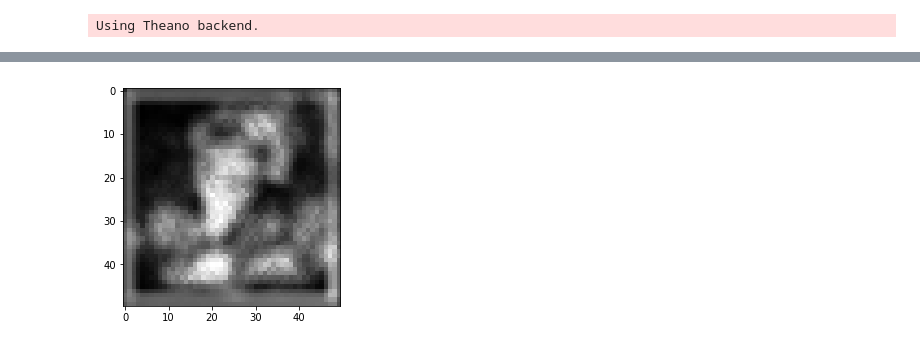
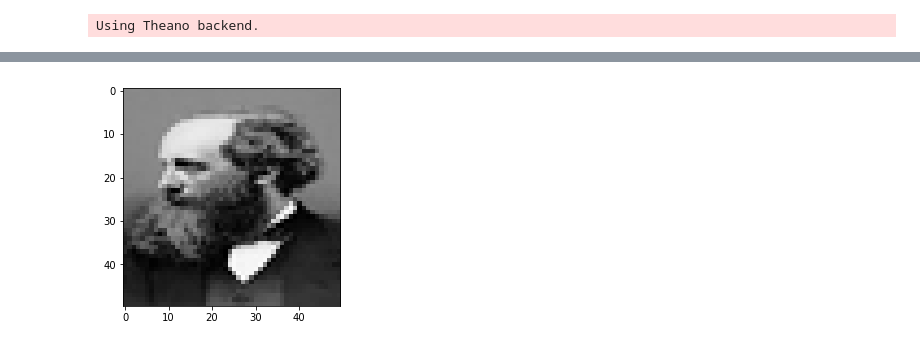
Before and after one commit to ai-personas/ai-personas, a Jupyter notebook: Physical/keras/kerasPhysical.ipynb, the cells around one changed output, grey strips where cells are left out. Cells and saved outputs as stored; diff of their text form; code cells hidden in the pictures.

```diff
--- a/Physical/keras/kerasPhysical.ipynb
+++ b/Physical/keras/kerasPhysical.ipynb
@@ -33,10 +33,12 @@ persona = imp.load_source('Persona', persona_definition_path).Persona()
 
 #load persona
 personaName = "Khandhasamy"
+personaEvolution=1
 personaCategory = ['Artist', 'Portraits', 'sketchToGreyImage']
 personaPath = os.path.join('..', '..', 'Personas')
 for category in personaCategory:
     personaPath = os.path.join(personaPath, category)
+persona
 
 #persona file
 persona_abs_path = os.path.abspath(os.path.join(personaPath, personaName , personaName + '.bin'))
@@ -64,6 +66,16 @@ def getExtractor(information):
     #print (informationModule.extractor)
     return extractorModule
 
+def storeResults(input_data, output_data, dataType):
+    if dataType == "image":
+        print (output_data.shape)
+        print (output_data.shape[0])
+        for imgIndex in range(output_data.shape[0]):
+            plt.imshow(input_data[imgIndex][0]*255, cmap = cm.Greys_r)
+            plt.show()
+            plt.imshow(output_data[imgIndex][0]*255, cmap = cm.Greys_r)
+            plt.show()
+
 LAYER_CONVOLUTION = "layerConvolution"
 LAYER_ACTIVATION = "layerActivation"
 LAYER_DROPOUT = "layerDropout"
@@ -88,30 +100,30 @@ def runPersona(persona):
             x_test_data = information.getTestData(inputTransform)
             print ("input")
 
-        for layer in dna.layers:
-            if (LAYER_CONVOLUTION == layer.WhichOneof("SubLayer")):
-                nb_filters = layer.layerConvolution.filters
-                convDimension = layer.layerConvolution.convolutionDimension
-                borderMode = layer.layerConvolution.borderMode
-                kernelSize = layer.layerConvolution.kernelSize
-                inputShape = layer.layerConvolution.inputShape
-                if K.image_dim_ordering() == 'th':
-                    conv_input_shape = (inputShape[0], inputShape[1], inputShape[2])
-                else:
-                    conv_input_shape = (inputShape[1], inputShape[2], inputShape[0])
-                if convDimension == 2:
-                    model.add(Convolution2D(nb_filters, kernelSize[0], kernelSize[1],
-                        border_mode=borderMode,
-                        input_shape=conv_input_shape))
-                    print ("conv2D")
-            if (LAYER_ACTIVATION == layer.WhichOneof("SubLayer")):
-                activationType = layer.layerActivation.activationType
-                model.add(Activation(activationType))
-                print ("activation")
-            if (LAYER_DROPOUT == layer.WhichOneof("SubLayer")):
-                dropoutPercentage = layer.layerDropout.dropPercentage
-                model.add(Dropout(dropoutPercentage))
-                print ("dropout")
+#         for layer in dna.layers:
+#             if (LAYER_CONVOLUTION == layer.WhichOneof("SubLayer")):
+#                 nb_filters = layer.layerConvolution.filters
+#                 convDimension = layer.layerConvolution.convolutionDimension
+#                 borderMode = layer.layerConvolution.borderMode
+#                 kernelSize = layer.layerConvolution.kernelSize
+#                 inputShape = layer.layerConvolution.inputShape
+#                 if K.image_dim_ordering() == 'th':
+#                     conv_input_shape = (inputShape[0], inputShape[1], inputShape[2])
+#                 else:
+#                     conv_input_shape = (inputShape[1], inputShape[2], inputShape[0])
+#                 if convDimension == 2:
+#                     model.add(Convolution2D(nb_filters, kernelSize[0], kernelSize[1],
+#                         border_mode=borderMode,
+#                         input_shape=conv_input_shape))
+#                     print ("conv2D")
+#             if (LAYER_ACTIVATION == layer.WhichOneof("SubLayer")):
+#                 activationType = layer.layerActivation.activationType
+#                 model.add(Activation(activationType))
+#                 print ("activation")
+#             if (LAYER_DROPOUT == layer.WhichOneof("SubLayer")):
+#                 dropoutPercentage = layer.layerDropout.dropPercentage
+#                 model.add(Dropout(dropoutPercentage))
+#                 print ("dropout")
 
         for outputLayer in dna.outputs:
             #print (outputLayer.layerName)
@@ -122,27 +134,25 @@ def runPersona(persona):
             y_train_data = information.getTrainingData(inputTransform)
             print ("output")
 
-    #compile model
-    model.compile(loss='binary_crossentropy', optimizer='adadelta')
+#     #compile model
+#     model.compile(loss='binary_crossentropy', optimizer='adadelta')
 
-    print (x_train_data.shape)
-    print (y_train_data.shape)
+#     print (x_train_data.shape)
+#     print (y_train_data.shape)
 
 
-    #learning
-    batch_size = persona.age.learningBatchSize
-    print (batch_size)
-    nb_epoch = 200
-    model.fit(x_train_data, y_train_data, batch_size=batch_size, nb_epoch=nb_epoch,
-          verbose=1, validation_data=(x_train_data, y_train_data))
+#     #learning
+#     batch_size = persona.age.learningBatchSize
+#     print (batch_size)
+#     nb_epoch = 200
+#     model.fit(x_train_data, y_train_data, batch_size=batch_size, nb_epoch=nb_epoch,
+#           verbose=1, validation_data=(x_train_data, y_train_data))
 
-    #output for action data
-    y_test_data = model.predict(x_test_data)
+#     #output for action data
+#     y_test_data = model.predict(x_test_data)
 
-    plt.imshow(x_test_data[0][0]*255, cmap = cm.Greys_r)
-    plt.show()
-    plt.imshow(y_test_data[0][0]*255, cmap = cm.Greys_r)
-    plt.show()
+    #store test results
+    storeResults(x_train_data, y_train_data, "image")
 
 runPersona(persona)
 # %% [output]
@@ -167 +177 @@ Epoch 200/200
-[figure, old version]
+[figure, new version]
```
Also changed, not shown: parts of 1 cell of this notebook, 23 other files.
